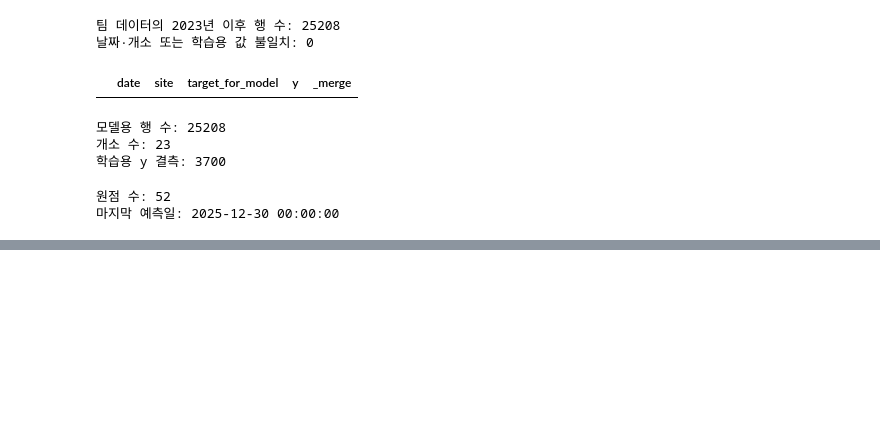
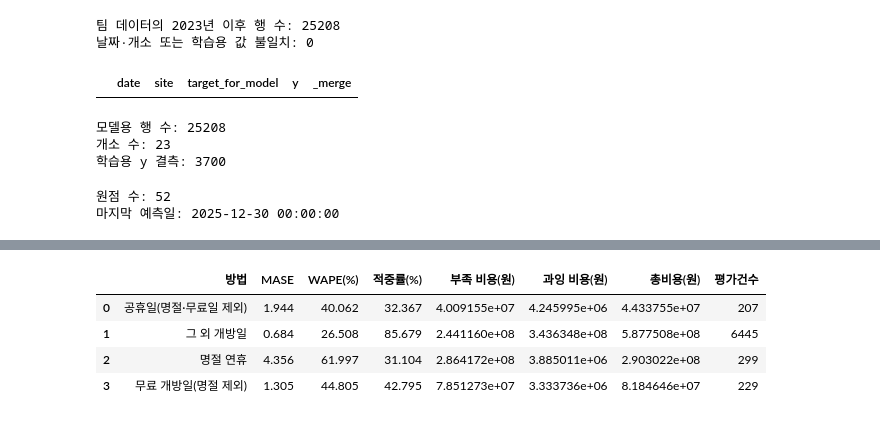
Before and after one commit to ysy3046/ai-data-bootcamp, a Jupyter notebook: project_3_data_모형_검증.ipynb, the cells around one changed output, grey strips where cells are left out. Drawn from its saved outputs; the diff is of its cells as text; code cells hidden in the pictures; blank space fills up the shorter version.

```diff
--- a/project_3_data_모형_검증.ipynb
+++ b/project_3_data_모형_검증.ipynb
@@ -1119,0 +1169,12 @@ print("마지막 예측일:",
+# %%
+import torch
+from chronos import Chronos2Pipeline
+
+assert torch.cuda.is_available(), "GPU 연결을 확인해주세요."
+
+pipeline = Chronos2Pipeline.from_pretrained(
+    "amazon/chronos-2",
+    device_map="cuda"
+)
+
+print("Chronos-2 모델 준비 완료!")
@@ -1119,0 +1186,8 @@ print("마지막 예측일:",
+# %%
+required = [
+    "model_panel", "origins", "scale_table",
+    "evaluation", "evaluate_predictions"
+]
+
+for name in required:
+    print(name, "준비됨" if name in globals() else "없음")
@@ -1119,0 +1576,46 @@ print("마지막 예측일:",
+# %%
+chronos_by_type = chronos_eval.merge(
+    model_panel[
+        ["date", "site", "is_myeongjeol",
+         "is_free_rule", "is_holiday"]
+    ],
+    on=["date", "site"],
+    how="left",
+    validate="many_to_one"
+)
+
+# 겹치는 날은 명절 → 무료일 → 공휴일 순으로 분류
+chronos_by_type["date_type"] = np.select(
+    [
+        chronos_by_type["is_myeongjeol"].eq(1),
+        chronos_by_type["is_free_rule"].eq(1),
+        chronos_by_type["is_holiday"].eq(1)
+    ],
+    [
+        "명절 연휴",
+        "무료 개방일(명절 제외)",
+        "공휴일(명절·무료일 제외)"
+    ],
+    default="그 외 개방일"
+)
+
+type_results = []
+
+for date_type, data in chronos_by_type.groupby("date_type"):
+    result = evaluate_predictions(
+        data,
+        accuracy_col="point_pred",
+        staffing_col="q80",
+        name=date_type
+    )
+    result["평가건수"] = data["total"].gt(0).sum()
+    type_results.append(result)
+
+chronos_type_summary = pd.DataFrame(type_results)
+display(chronos_type_summary.round(3))
+# %% [output]
+|  | 방법 | MASE | WAPE(%) | 적중률(%) | 부족 비용(원) | 과잉 비용(원) | 총비용(원) | 평가건수 |
+| 0 | 공휴일(명절·무료일 제외) | 1.944 | 40.062 | 32.367 | 4.009155e+07 | 4.245995e+06 | 4.433755e+07 | 207 |
+| 1 | 그 외 개방일 | 0.684 | 26.508 | 85.679 | 2.441160e+08 | 3.436348e+08 | 5.877508e+08 | 6445 |
+| 2 | 명절 연휴 | 4.356 | 61.997 | 31.104 | 2.864172e+08 | 3.885011e+06 | 2.903022e+08 | 299 |
+| 3 | 무료 개방일(명절 제외) | 1.305 | 44.805 | 42.795 | 7.851273e+07 | 3.333736e+06 | 8.184646e+07 | 229 |
```
Also changed, not shown: parts of 20 cells of this notebook.
